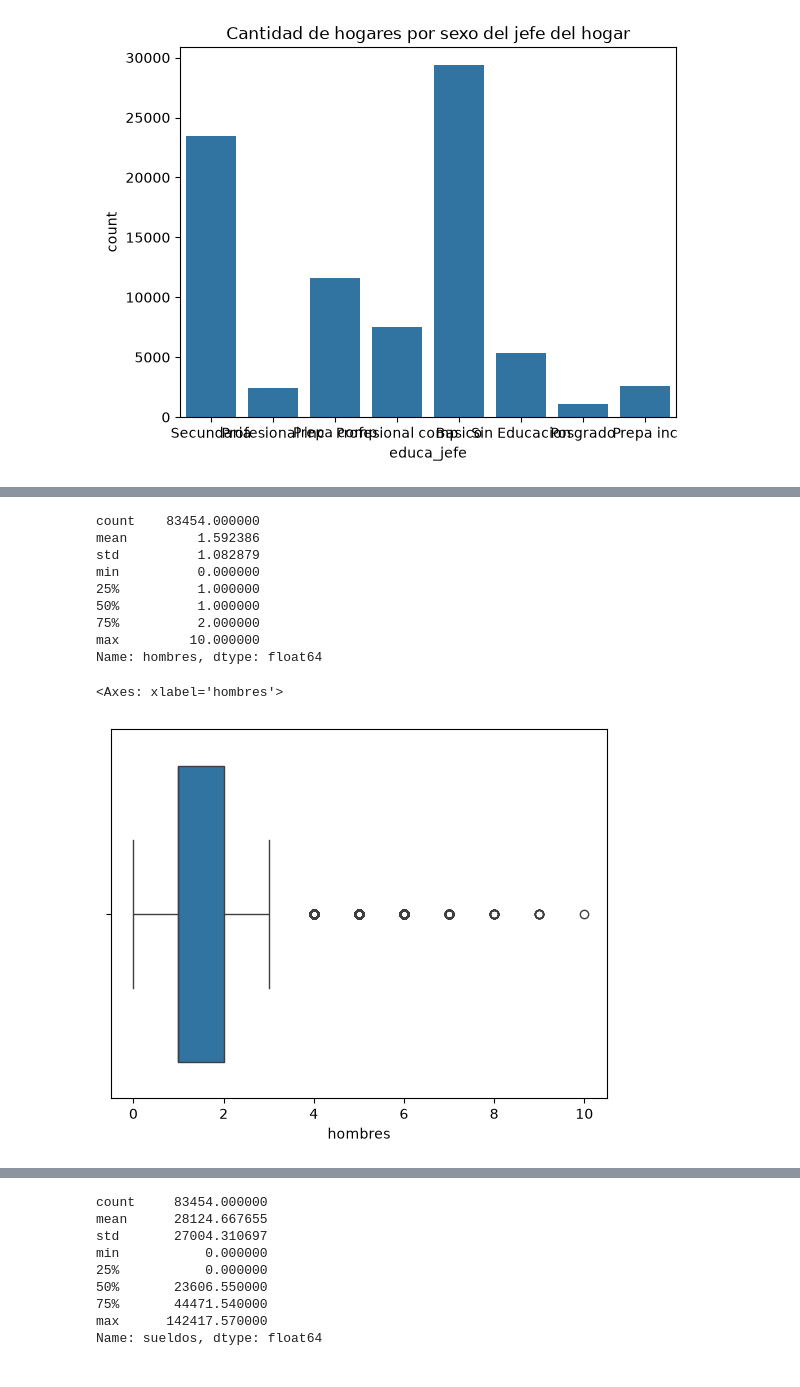
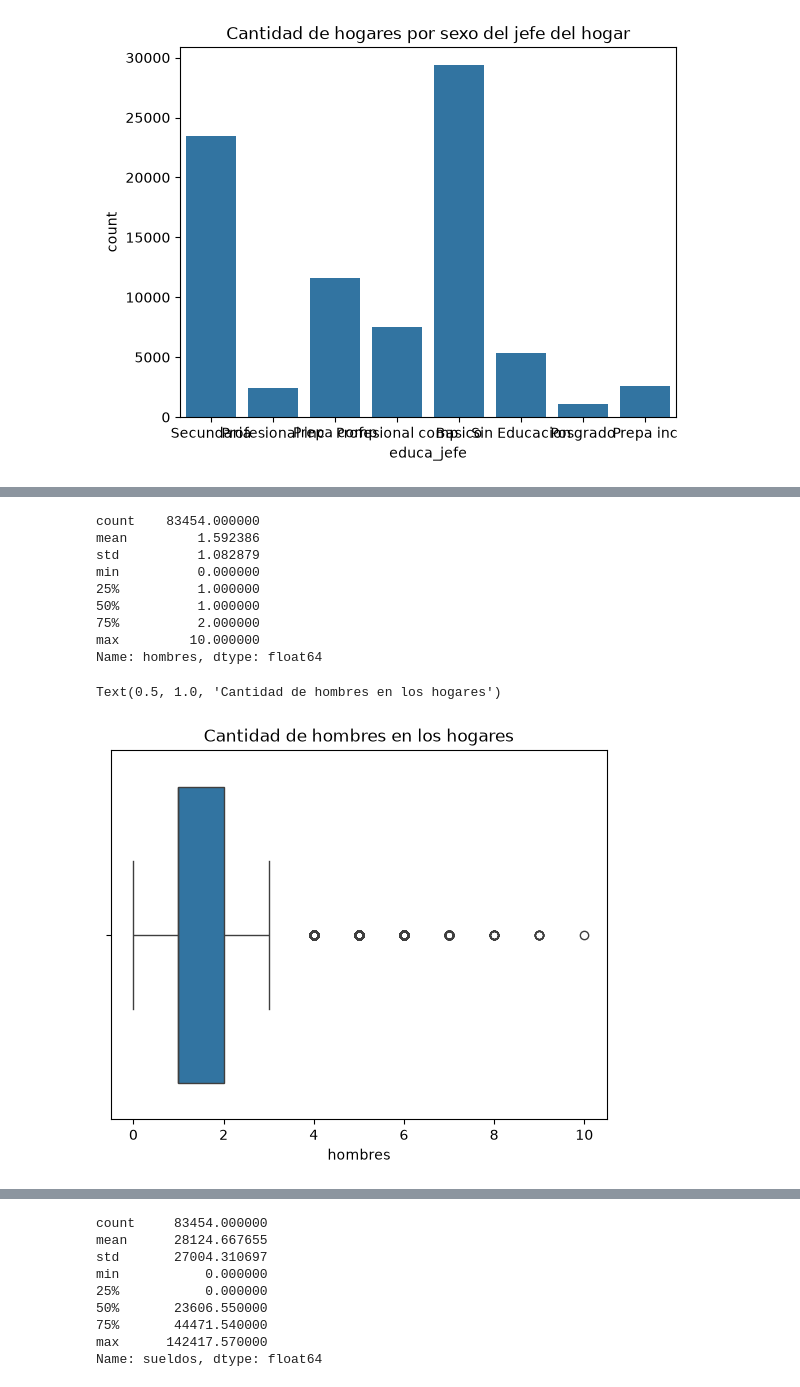
Before and after one commit to OswaldoRamAlv/ENIGH-2024---regresi-n-ingresos, a Jupyter notebook: code/Hogares/EDA_Hog.ipynb, the cells around one changed output, grey strips where cells are left out. Cells and saved outputs as stored; diff of their text form; code cells hidden in the pictures.

```diff
--- a/code/Hogares/EDA_Hog.ipynb
+++ b/code/Hogares/EDA_Hog.ipynb
@@ -393,20 +393,19 @@ Name: tot_integ, dtype: float64
 # %%
 # Integrantes masculinos del hogar
 print(hogares_eda['hombres'].describe())
-
-sns.boxplot(x='hombres', data= hogares_eda)
+sns.boxplot(x='hombres', data= hogares_eda).set_title('Cantidad de hombres en los hogares')
 # %% [output]
 count    83454.000000
 mean         1.592386
 std          1.082879
 min          0.000000
 25%          1.000000
 50%          1.000000
 75%          2.000000
 max         10.000000
 Name: hombres, dtype: float64
-<Axes: xlabel='hombres'>
+Text(0.5, 1.0, 'Cantidad de hombres en los hogares')
-[figure, old version]
+[figure, new version]
 # %%
 # Intregrantes mujeres
 
```
Also changed, not shown: parts of 4 cells of this notebook.
